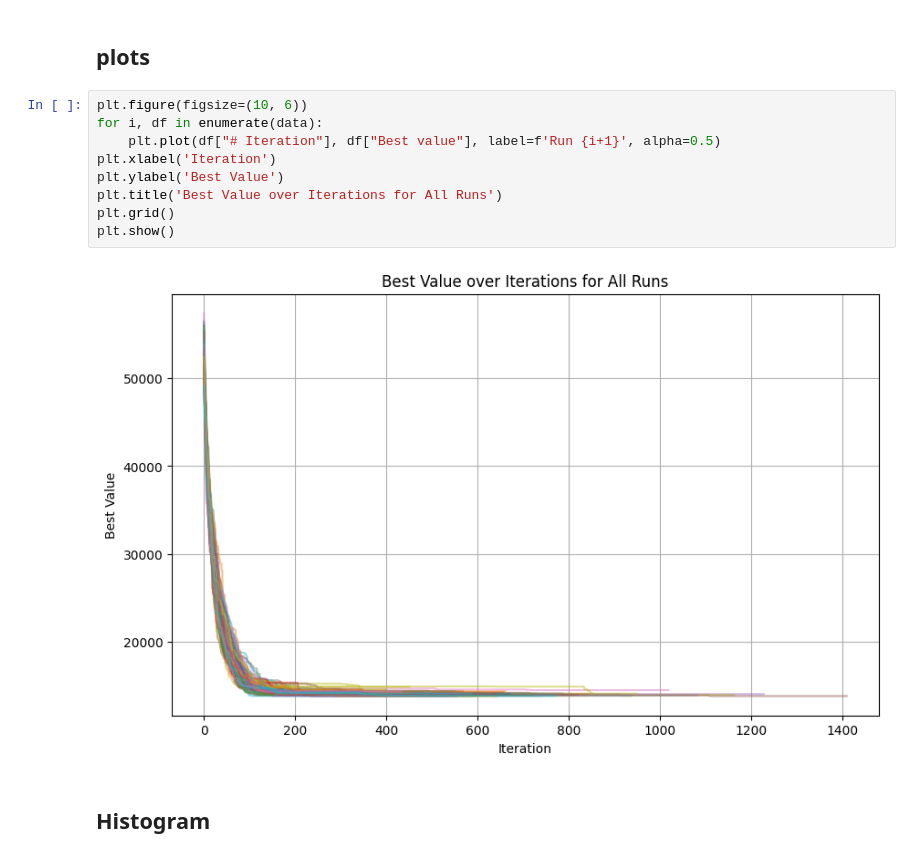
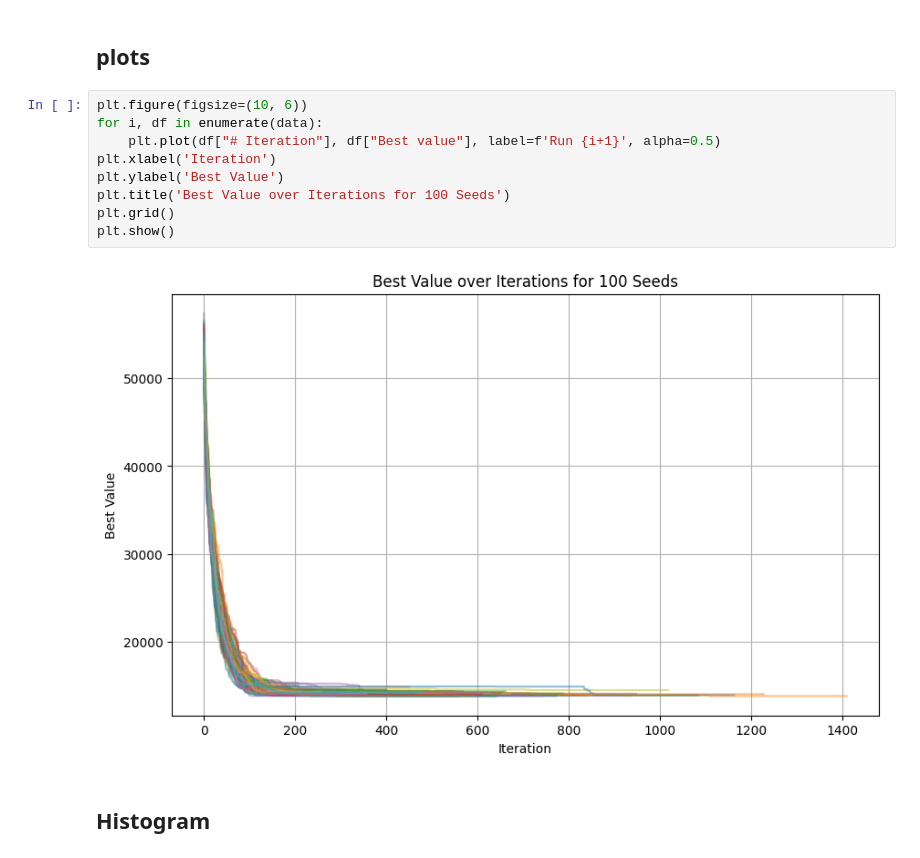
Before and after one commit to JuliusJacobitz/EvolutionaryAlgos, a Jupyter notebook: src/vis_all_runs.ipynb, the cells around one changed output. Cells and saved outputs as stored; diff of their text form.

```diff
--- a/src/vis_all_runs.ipynb
+++ b/src/vis_all_runs.ipynb
@@ -65,14 +65,14 @@ Best run index:  47
 # %%
 plt.figure(figsize=(10, 6))
 for i, df in enumerate(data):
     plt.plot(df["# Iteration"], df["Best value"], label=f'Run {i+1}', alpha=0.5)
 plt.xlabel('Iteration')
 plt.ylabel('Best Value')
-plt.title('Best Value over Iterations for All Runs')
+plt.title('Best Value over Iterations for 100 Seeds')
 plt.grid()
 plt.show()
 # %% [output]
-[figure, old version]
+[figure, new version]
 # %% [markdown]
 ## Histogram
 # %%
```
Also changed, not shown: parts of 1 cell of this notebook.
